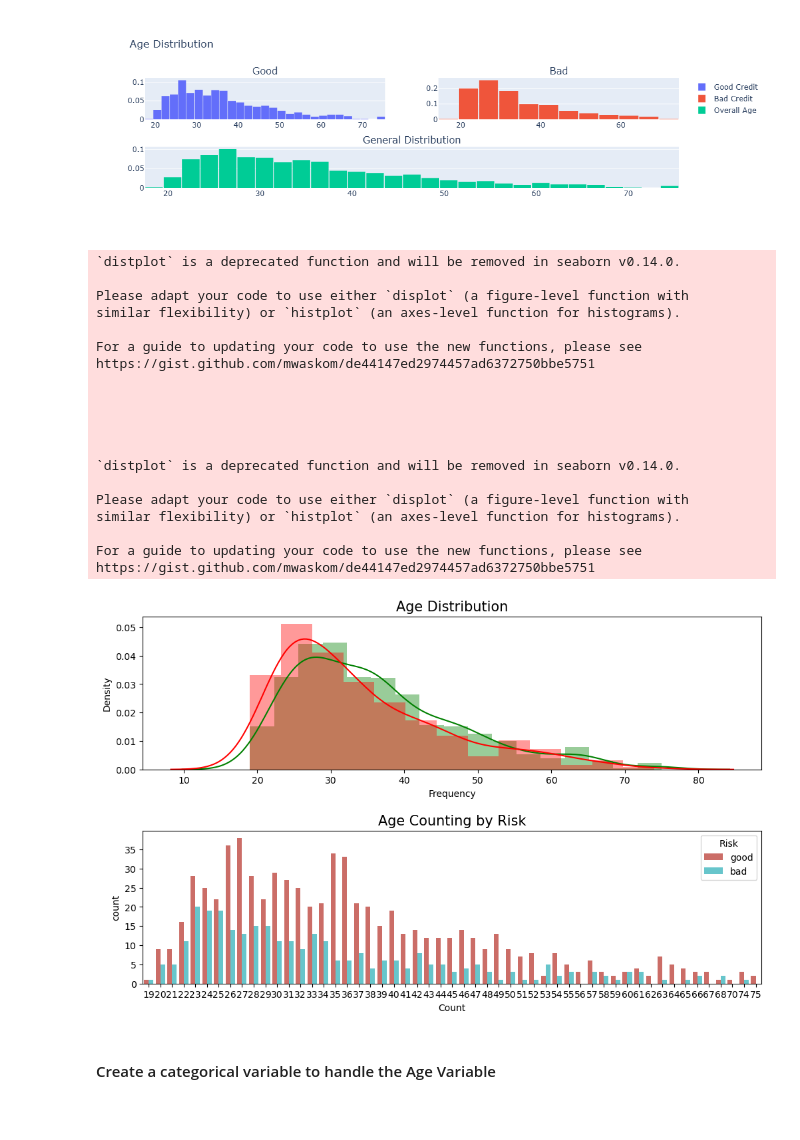
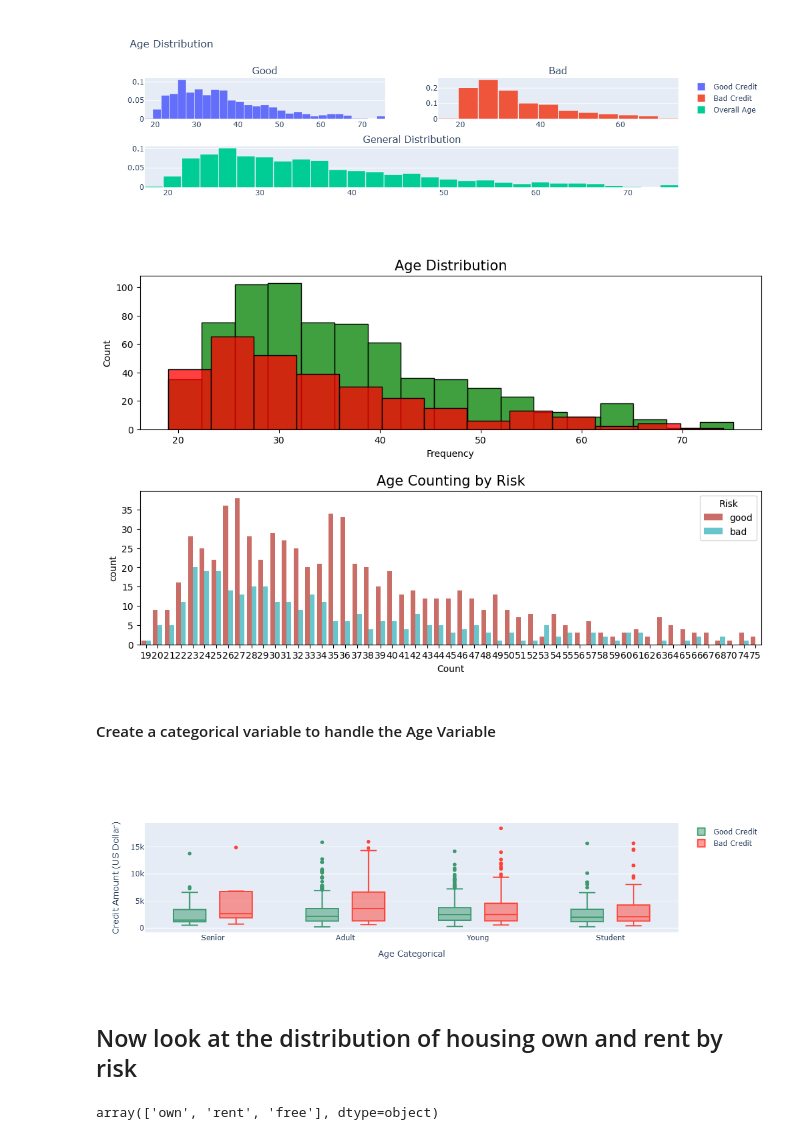
Before and after one commit to alisterjan/CreditRiskModel, a Jupyter notebook: main.ipynb, the cells around one changed output. Cells and saved outputs as stored; diff of their text form; code cells hidden in the pictures; blank space fills up the shorter version.

```diff
--- a/main.ipynb
+++ b/main.ipynb
@@ -162,45 +162,26 @@ plotly.tools.make_subplots is deprecated, please use plotly.subplots.make_subplo
 # %%
 df_good = df_credit[df_credit["Risk"]=="good"]
 df_bad = df_credit[df_credit["Risk"]=="bad"]
 
 fig, ax = plt.subplots(nrows=2, figsize=(12,8))
 plt.subplots_adjust(hspace=0.4, top=0.8)
 
-g1 = sns.distplot(df_good["Age"], ax=ax[0], color="g")
-g1 = sns.distplot(df_bad["Age"], ax=ax[0], color="r")
+g1 = sns.histplot(df_good["Age"], ax=ax[0], color="g")
+g1 = sns.histplot(df_bad["Age"], ax=ax[0], color="r")
 g1.set_title("Age Distribution", fontsize=15)
 g1.set_xlabel("Age")
 g1.set_xlabel("Frequency")
 
 
 g2 = sns.countplot(x="Age", data=df_credit,
                   palette="hls",ax=ax[1],
                   hue="Risk")
 g2.set_title("Age Counting by Risk", fontsize=15)
 g2.set_xlabel("Age")
 g2.set_xlabel("Count")
 plt.show()
 # %% [output]
-`distplot` is a deprecated function and will be removed in seaborn v0.14.0.
-
-Please adapt your code to use either `displot` (a figure-level function with
-similar flexibility) or `histplot` (an axes-level function for histograms).
-
-For a guide to updating your code to use the new functions, please see
-https://gist.github.com/mwaskom/de44147ed2974457ad6372750bbe5751
-
-
-
-
-
-`distplot` is a deprecated function and will be removed in seaborn v0.14.0.
-
-Please adapt your code to use either `displot` (a figure-level function with
-similar flexibility) or `histplot` (an axes-level function for histograms).
-
-For a guide to updating your code to use the new functions, please see
-https://gist.github.com/mwaskom/de44147ed2974457ad6372750bbe5751
-[figure, old version]
+[figure, new version]
 # %% [markdown]
 #### Create a categorical variable to handle the Age Variable
 # %%
@@ -214,0 +196,40 @@ df_bad = df_credit[df_credit[
+# %%
+#Creating boxplot through plotly box
+trace0 = go.Box(
+    y = df_good['Credit amount'],
+    x = df_good['Age_cat'],
+    name = 'Good Credit',
+    marker = dict(
+        color = '#3D9970'
+    )
+)
+
+trace1 = go.Box(
+    y = df_bad['Credit amount'],
+    x = df_bad['Age_cat'],
+    name = 'Bad Credit',
+    marker = dict(
+        color = '#FF4136'
+    )
+)
+
+data = [trace0, trace1]
+
+layout = go.Layout(
+    yaxis=dict(
+        title='Credit Amount (US Dollar)',
+        zeroline=False
+    ),
+    xaxis=dict(
+        title='Age Categorical'
+    ),
+    boxmode = 'group'
+)
+
+fig = go.Figure(data=data,layout=layout)
+
+py.iplot(fig, filename = 'box-age-cat')
+# %% [output]
+[figure, added]
+# %% [markdown]
+## Now look at the distribution of housing own and rent by risk
@@ -214,0 +255,4 @@ df_bad = df_credit[df_credit[
+# %%
+df_credit[df_credit["Risk"]=='bad']['Housing'].value_counts().index.values
+# %% [output]
+array(['own', 'rent', 'free'], dtype=object)
```
Also changed, not shown: parts of 2 cells of this notebook.
